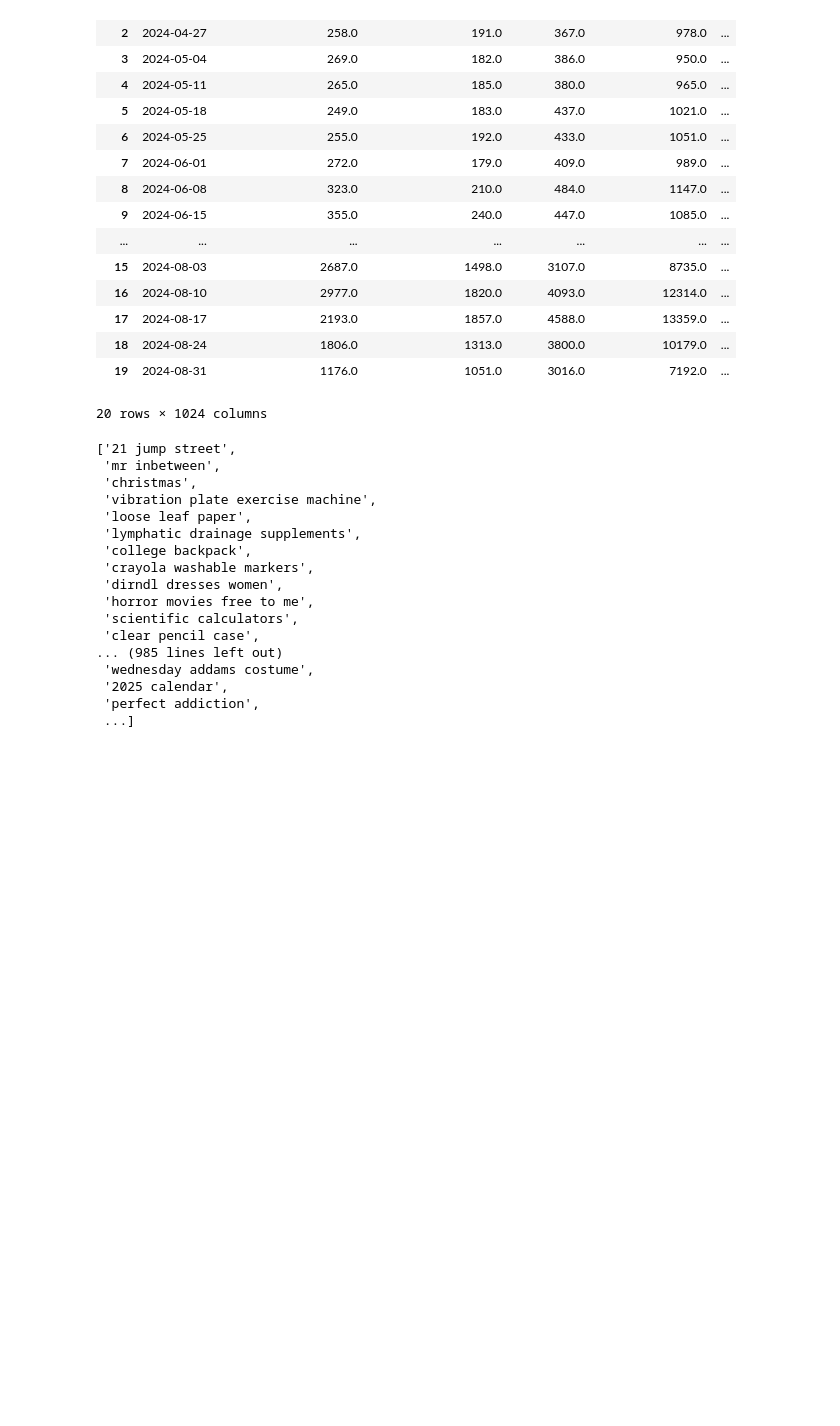
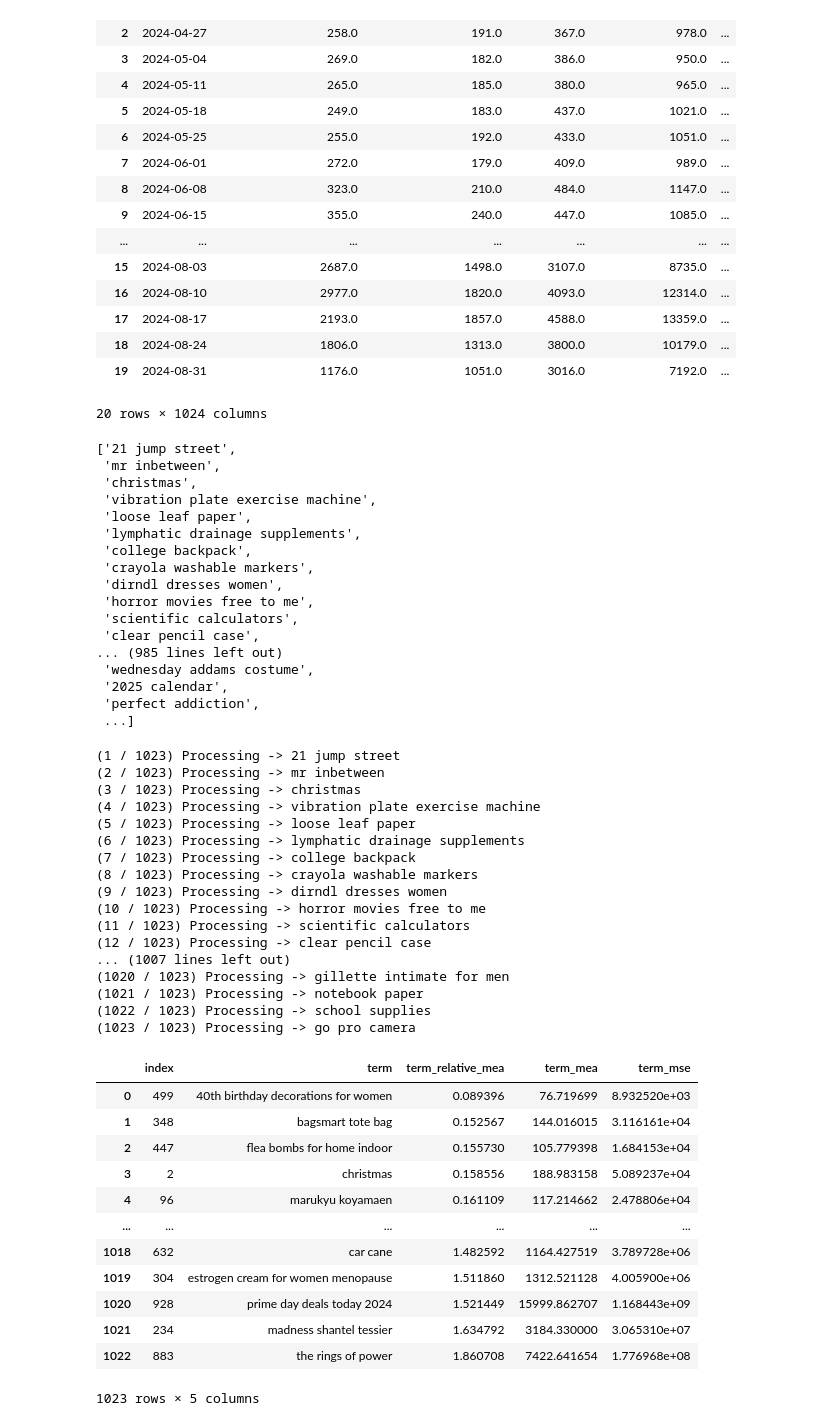
Before and after one commit to TomasDavidYe/ai-tinkerers-prague-demo, a Jupyter notebook: demo_notebook.ipynb, the cells around one changed output. Drawn from its saved outputs; the diff is of its cells as text; code cells hidden in the pictures; blank space fills up the shorter version.

Commit message:
[BUILDING DEMO NOTEBOOK #3] generating

```diff
--- a/demo_notebook.ipynb
+++ b/demo_notebook.ipynb
@@ -100,3 +100,67 @@ terms
  '2025 calendar',
  'perfect addiction',
  ...]
+# %%
+
+term_stats_list = []
+
+for index, term in enumerate(terms):
+    print(f'({index + 1} / {len(terms)}) Processing -> {term}')
+    x = sm.add_constant(unstacked_df.index)
+    y = unstacked_df[('estimated_search_volume', term)]
+
+    model = sm.OLS(y,x)
+    results = model.fit()
+    params = results.params
+    const = params.const
+    slope = params.x1
+    y_hat = unstacked_df.index.map(lambda x: const + x * slope)
+
+    term_mse = mse(y, y_hat)
+    term_mea = meanabs(y, y_hat)
+    term_relative_mea = term_mea / y.mean()
+
+    term_stats_list.append({
+        'term': term,
+        'term_relative_mea': term_relative_mea,
+        'term_mea': term_mea,
+        'term_mse': term_mse
+    })
+
+
+term_stats_df = pd.DataFrame(term_stats_list)
+term_stats_df = term_stats_df.sort_values(by=['term_relative_mea'], ascending=True)
+term_stats_df = term_stats_df.reset_index()
+
+term_stats_df
+# %% [output]
+(1 / 1023) Processing -> 21 jump street
+(2 / 1023) Processing -> mr inbetween
+(3 / 1023) Processing -> christmas
+(4 / 1023) Processing -> vibration plate exercise machine
+(5 / 1023) Processing -> loose leaf paper
+(6 / 1023) Processing -> lymphatic drainage supplements
+(7 / 1023) Processing -> college backpack
+(8 / 1023) Processing -> crayola washable markers
+(9 / 1023) Processing -> dirndl dresses women
+(10 / 1023) Processing -> horror movies free to me
+(11 / 1023) Processing -> scientific calculators
+(12 / 1023) Processing -> clear pencil case
+... (1007 lines left out)
+(1020 / 1023) Processing -> gillette intimate for men
+(1021 / 1023) Processing -> notebook paper
+(1022 / 1023) Processing -> school supplies
+(1023 / 1023) Processing -> go pro camera
+|  | index | term | term_relative_mea | term_mea | term_mse |
+| 0 | 499 | 40th birthday decorations for women | 0.089396 | 76.719699 | 8.932520e+03 |
+| 1 | 348 | bagsmart tote bag | 0.152567 | 144.016015 | 3.116161e+04 |
+| 2 | 447 | flea bombs for home indoor | 0.155730 | 105.779398 | 1.684153e+04 |
+| 3 | 2 | christmas | 0.158556 | 188.983158 | 5.089237e+04 |
+| 4 | 96 | marukyu koyamaen | 0.161109 | 117.214662 | 2.478806e+04 |
+| ... | ... | ... | ... | ... | ... |
+| 1018 | 632 | car cane | 1.482592 | 1164.427519 | 3.789728e+06 |
+| 1019 | 304 | estrogen cream for women menopause | 1.511860 | 1312.521128 | 4.005900e+06 |
+| 1020 | 928 | prime day deals today 2024 | 1.521449 | 15999.862707 | 1.168443e+09 |
+| 1021 | 234 | madness shantel tessier | 1.634792 | 3184.330000 | 3.065310e+07 |
+| 1022 | 883 | the rings of power | 1.860708 | 7422.641654 | 1.776968e+08 |
+1023 rows × 5 columns
```
Also changed, not shown: parts of 2 cells of this notebook.
